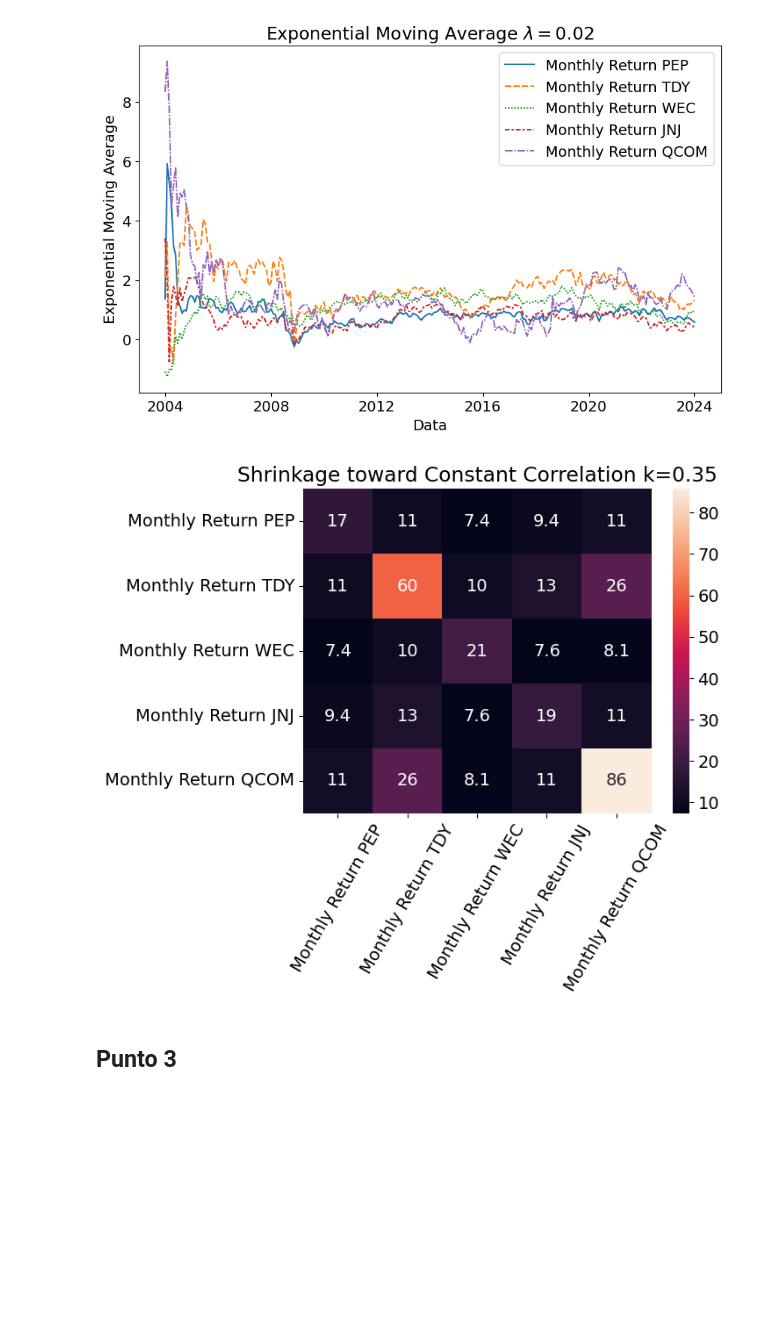
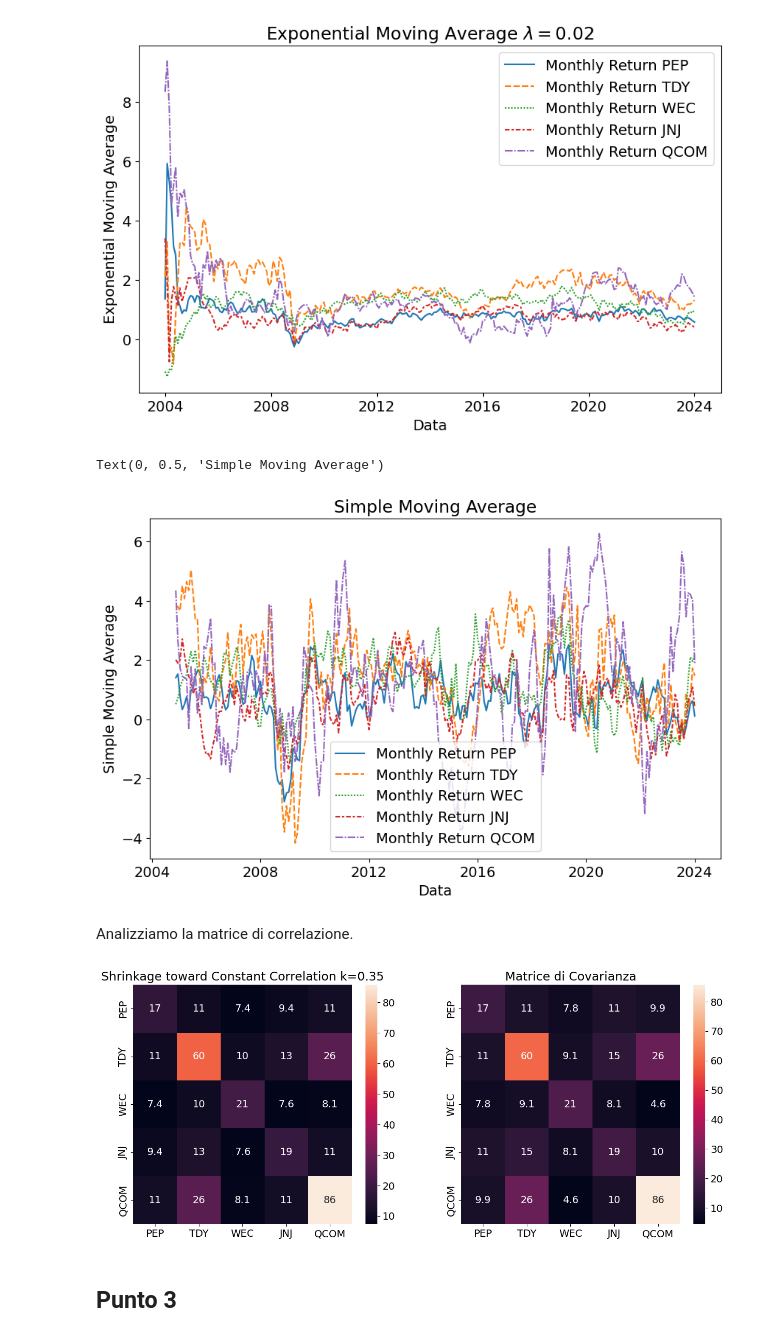
Before and after one commit to Riccardo-Martelli/Project_Work_Asset_Management, a Jupyter notebook: Final_Project.ipynb, the cells around one changed output. Saved outputs shown, nothing was run; the diff lists cells and outputs as text; code cells hidden in the pictures; blank space fills up the shorter version.

```diff
--- a/Final_Project.ipynb
+++ b/Final_Project.ipynb
@@ -180,26 +201,44 @@ plt.ylabel("Exponential Moving Average")
 # %% [output]
 Text(0, 0.5, 'Exponential Moving Average')
 [figure]
+# %%
+plt.figure(figsize=(10,6))
+plt.title(r"Simple Moving Average")
+sma_df = df_return_month.rolling(window=12).mean()
+sns.lineplot(data=sma_df).set_xticklabels(["",  "2004", "2008", "2012", "2016", "2020", "2024"])
+plt.xlabel("Data")
+plt.ylabel("Simple Moving Average")
+# %% [output]
+Text(0, 0.5, 'Simple Moving Average')
+[figure, added]
+# %% [markdown]
+Analizziamo la matrice di correlazione.
 # %%
 # Calcoliamo la corelazione media
 avg_corr = (np.sum(corr_mon) - len(corr_mon)) / (len(corr_mon) * (len(corr_mon) - 1))
 
 # Matrice di correlazione costante
 const_corr = np.full(corr_mon.shape, avg_corr)
 np.fill_diagonal(const_corr, 1)
 
-# Shrinkage covariance matrix
+#Matrice con shrinkage
 k = 0.35
 shrinkage_cov = k * (np.outer(np.sqrt(np.diag(cov_mon)), np.sqrt(np.diag(cov_mon))) * const_corr) + (1 - k) * cov_mon
 
 shrinkage_cov = pd.DataFrame(shrinkage_cov, index=df_return_month.columns, columns=df_return_month.columns)
-plt.title("Shrinkage toward Constant Correlation k=0.35")
-plot = sns.heatmap(shrinkage_cov,annot=True)
-plt.tick_params(axis="x",rotation=60)
+
+fig,ax = plt.subplots(1,2, figsize=(15, 6))
+
+ax[0].set_title("Shrinkage toward Constant Correlation k=0.35")
+sns.heatmap(shrinkage_cov,annot=True,ax=ax[0],xticklabels=['PEP','TDY','WEC','JNJ','QCOM'],yticklabels=['PEP','TDY','WEC','JNJ','QCOM'])
+
+ax[1].set_title("Matrice di Covarianza")
+sns.heatmap(df_return_month.cov(numeric_only=True),annot=True,ax=ax[1],xticklabels=['PEP','TDY','WEC','JNJ','QCOM'],yticklabels=['PEP','TDY','WEC','JNJ','QCOM'])
+
 plt.tight_layout
 plt.show()
 # %% [output]
-[figure, old version]
+[figure, new version]
 # %% [markdown]
 ## Punto 3
 # %% [markdown]
```
Also changed, not shown: parts of 50 cells of this notebook.
